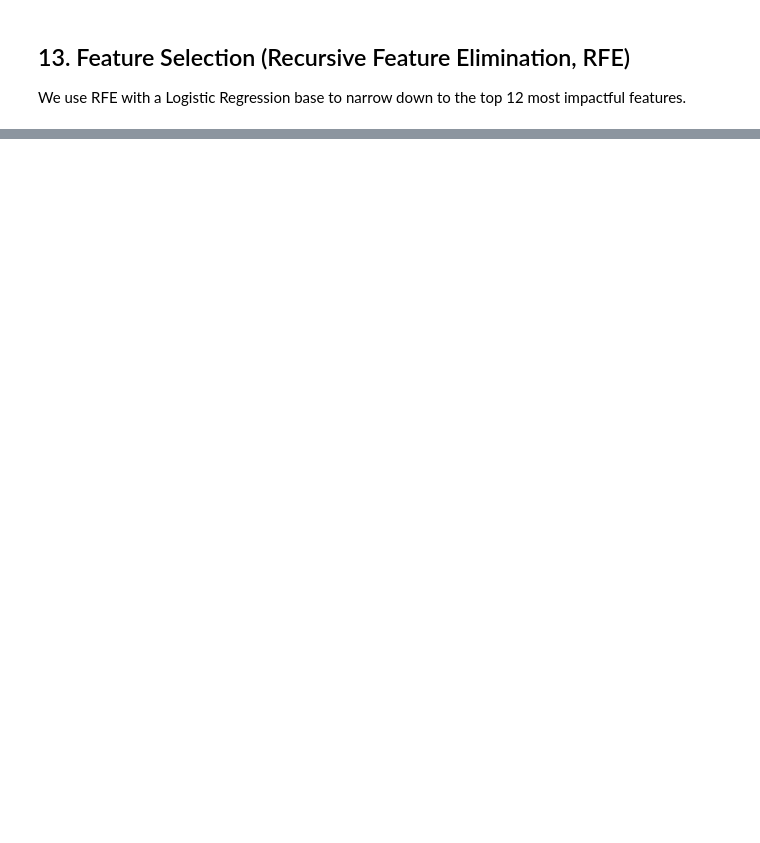
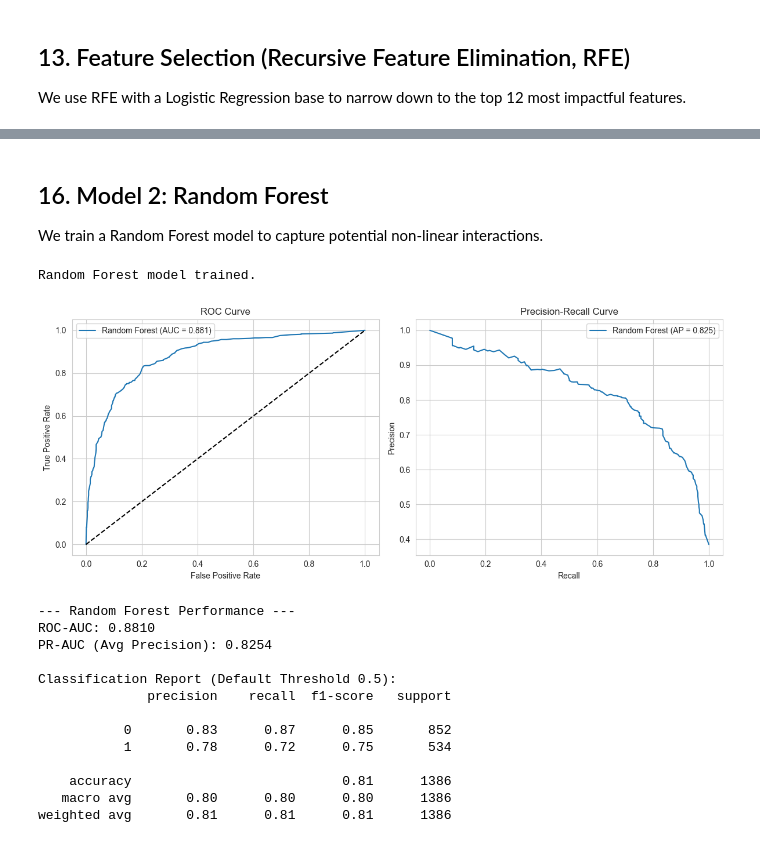
Before and after one commit to denis911/kaggle-lead-scoring-full-cycle-to-cloud-deployment, a Jupyter notebook: EDA.ipynb, the cells around one changed output, grey strips where cells are left out. Cells and saved outputs as stored; diff of their text form; code cells hidden in the pictures; blank space fills up the shorter version.

```diff
--- a/EDA.ipynb
+++ b/EDA.ipynb
@@ -505,0 +644,32 @@ Top 12 Selected Features:
+# %% [markdown]
+## 16. Model 2: Random Forest
+
+We train a Random Forest model to capture potential non-linear interactions.
+# %%
+from sklearn.ensemble import RandomForestClassifier
+
+rf_pipeline = Pipeline(steps=[
+    ('preprocessor', preprocessor),
+    ('classifier', RandomForestClassifier(n_estimators=100, random_state=42, n_jobs=-1))
+])
+
+rf_pipeline.fit(X_train, y_train)
+
+print("Random Forest model trained.")
+rf_results = evaluate_model(rf_pipeline, X_val, y_val, label="Random Forest")
+# %% [output]
+Random Forest model trained.
+[figure, added]
+--- Random Forest Performance ---
+ROC-AUC: 0.8810
+PR-AUC (Avg Precision): 0.8254
+
+Classification Report (Default Threshold 0.5):
+              precision    recall  f1-score   support
+
+           0       0.83      0.87      0.85       852
+           1       0.78      0.72      0.75       534
+
+    accuracy                           0.81      1386
+   macro avg       0.80      0.80      0.80      1386
+weighted avg       0.81      0.81      0.81      1386
```
Also changed, not shown: parts of 14 cells of this notebook.
